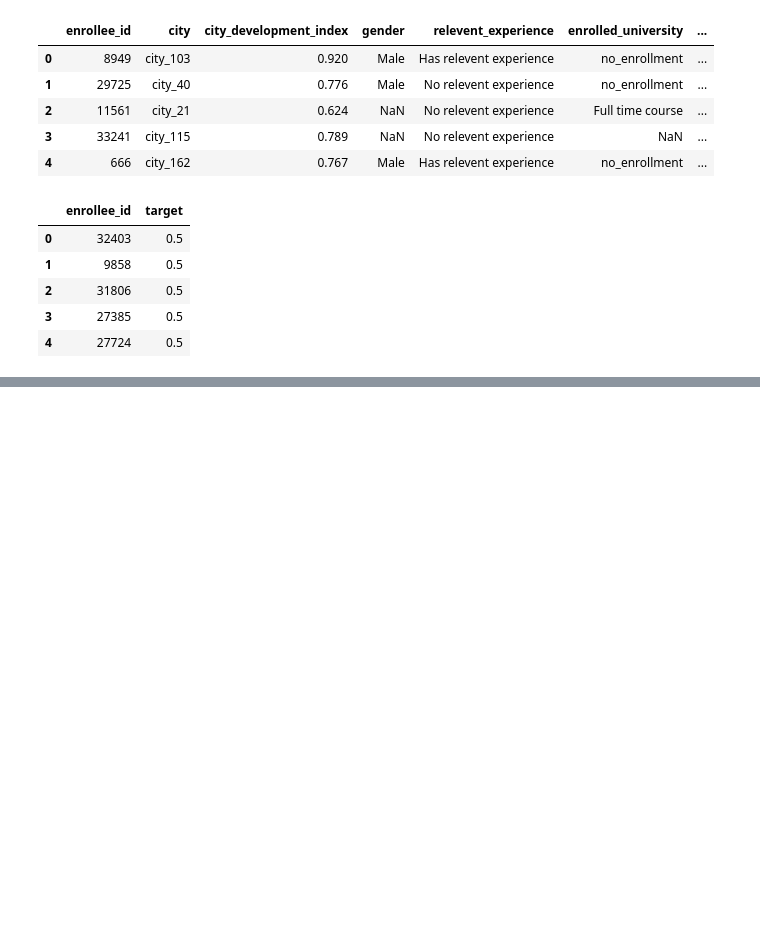
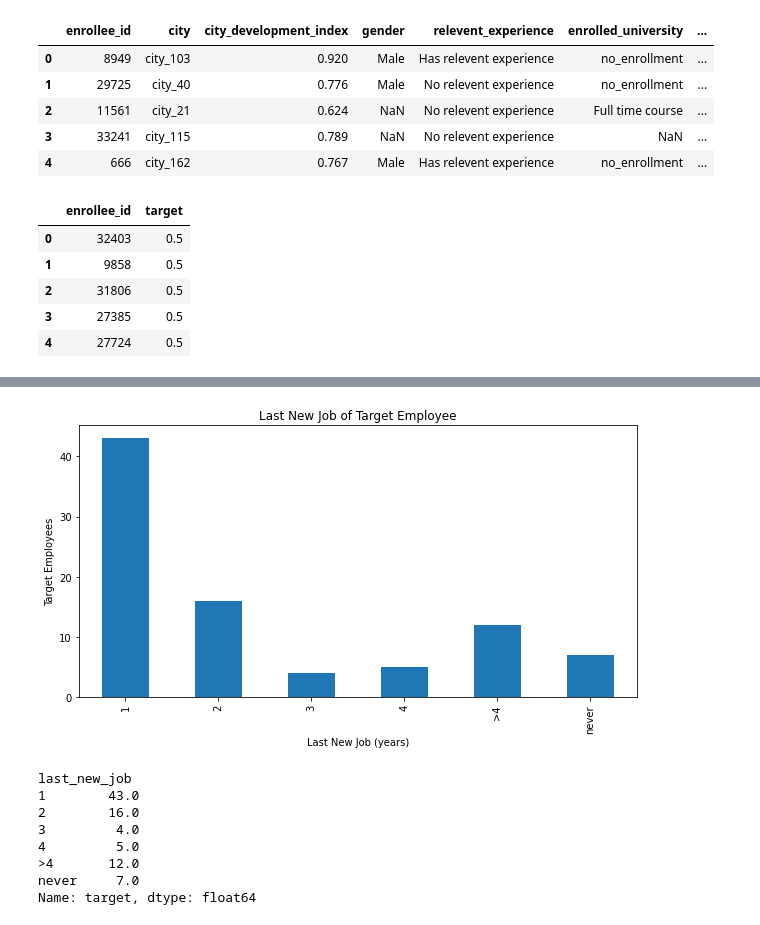
Before and after one commit to kcb3866/HR_Survival_of_the_Fittest, a Jupyter notebook: Survival of the Fittest Data Scientist_SN.ipynb, the cells around one changed output, grey strips where cells are left out. Drawn from its saved outputs; the diff is of its cells as text; code cells hidden in the pictures; blank space fills up the shorter version.

```diff
--- a/Survival of the Fittest Data Scientist_SN.ipynb
+++ b/Survival of the Fittest Data Scientist_SN.ipynb
@@ -91,0 +142,20 @@ There are 471 enrollees and [] duplicates.
+# %%
+# Generate a bar plot showing the last new job of the target trainees using pandas.
+lnj = dropped_df.groupby(['last_new_job']).sum()['target']
+lnj.plot(kind="bar", figsize=(10,5))
+plt.title("Last New Job of Target Employee")
+plt.xlabel("Last New Job (years)")
+plt.ylabel("Target Employees")
+
+plt.show()
+lnj
+# %% [output]
+[figure, added]
+last_new_job
+1        43.0
+2        16.0
+3         4.0
+4         5.0
+>4       12.0
+never     7.0
+Name: target, dtype: float64
```
Also changed, not shown: parts of 7 cells of this notebook.
